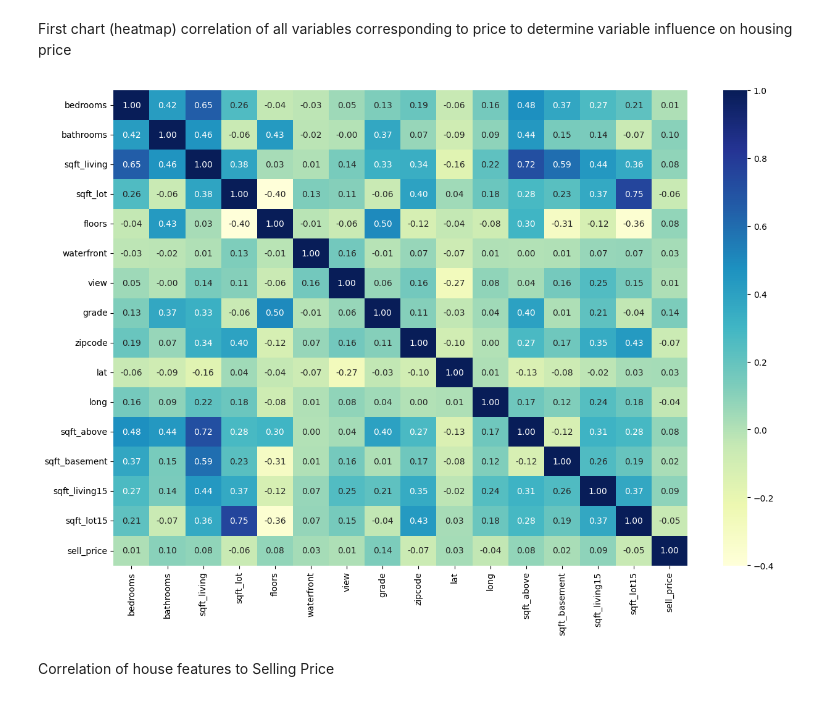
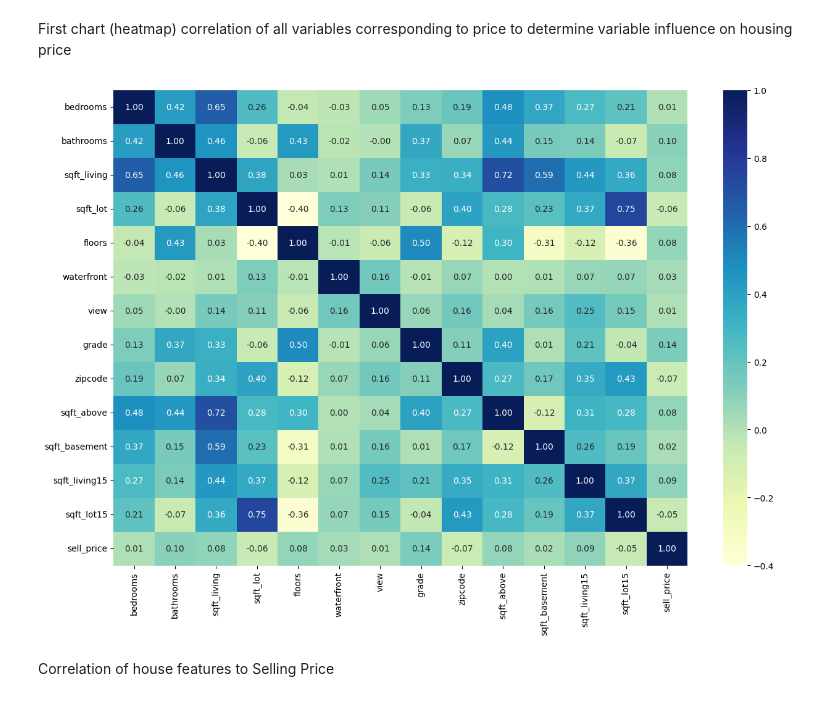
Before and after one commit to jale2025/ds-eda-project-template, a Jupyter notebook: result.ipynb, the cells around one changed output. Cells and saved outputs as stored; diff of their text form; code cells hidden in the pictures.

```diff
--- a/result.ipynb
+++ b/result.ipynb
@@ -256,16 +256,16 @@ Second hypothesis:
 # %% [markdown]
 First chart (heatmap) correlation of all variables corresponding to price to determine variable influence on housing price
 # %%
-co_mtx = df_40_to_60[['bedrooms','bathrooms','sqft_living','sqft_lot','floors','waterfront','view','grade','zipcode','lat','long','sqft_above','sqft_basement','sqft_living15','sqft_lot15','sell_price']].corr(numeric_only=True)
+co_mtx = df_40_to_60[['bedrooms','bathrooms','sqft_living','sqft_lot','floors','waterfront','view','grade','zipcode','sqft_above','sqft_basement','sqft_living15','sqft_lot15','sell_price']].corr(numeric_only=True)
 
 # Plot correlation heatmap
 fig, ax = plt.subplots(figsize=(15, 10))
 sns.heatmap(co_mtx, cmap="YlGnBu", annot=True, fmt=".2f")
 
 # Display heatmap
 plt.show()
 # %% [output]
-[figure, old version]
+[figure, new version]
 # %% [markdown]
 Correlation of house features to Selling Price
 # %%
```
Also changed, not shown: parts of 3 cells of this notebook.
